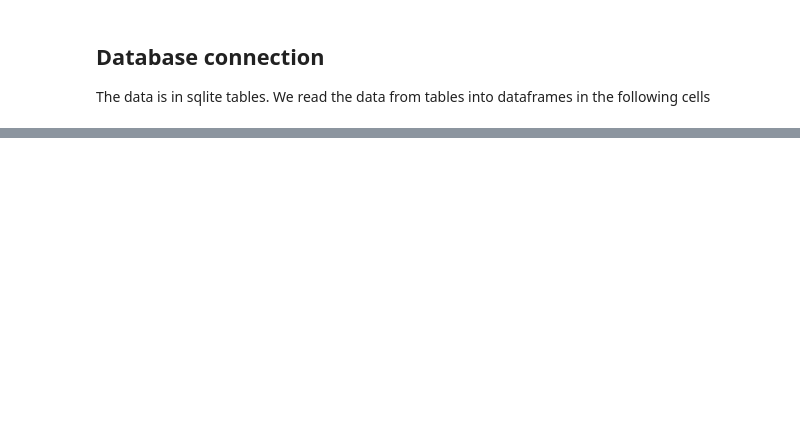
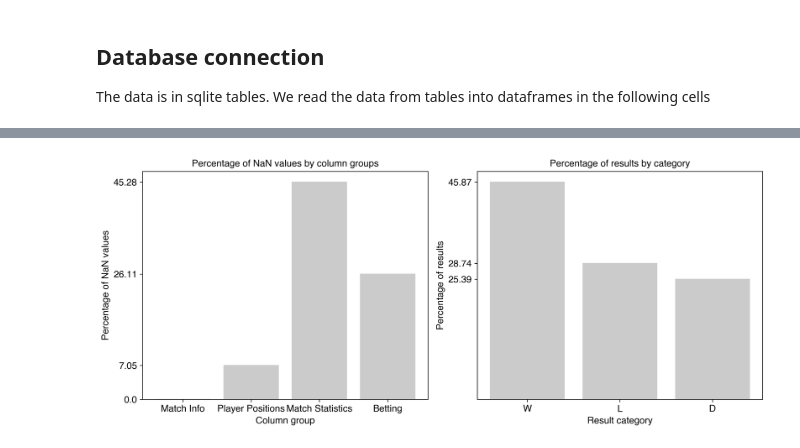
Before and after one commit to mannanrehbari/ml-project-soccer-analysis, a Jupyter notebook: [4] soccer-analysis-visualizations.ipynb, the cells around one changed output, grey strips where cells are left out. Cells and saved outputs as stored; diff of their text form; code cells hidden in the pictures; blank space fills up the shorter version.

Commit message:
bar graph for wdl

```diff
--- a/[4] soccer-analysis-visualizations.ipynb
+++ b/[4] soccer-analysis-visualizations.ipynb
@@ -85,24 +140 @@ df_match_stats.head()
 font = {'family': 'Helvetica', 'size': 12}
-# %%
-def plot_match_bar(X, y):
-    X = np.array(X)
-    y = np.array(y)
-
-    fig, ax = plt.subplots(figsize=(8, 5), dpi=300)
-    # Plot the data
-    bars = ax.bar(X, y)
-
-    for bar in bars:
-        bar.set_color('#CBCBCB')
-
-    ax.set_xticks(X)
-    ax.set_xticklabels(X, fontdict=font)
-
-    ax.set_yticks(y)
-    ax.set_yticklabels(y, fontdict=font)
-
-    ax.set_xlabel('Column group', fontdict=font)
-    ax.set_ylabel('Percentage of NaN values', fontdict=font)
-    plt.title('Percentage of NaN values by column groups', fontdict=font)
-    plt.savefig('data/figs/match_bar_plot.pdf')
-    plt.show()
@@ -113,3 +190,15 @@ def percentage_nan_df(df):
     percentage_of_nan = (total_nan / total_cells) * 100
     result = "{:.2f}".format(percentage_of_nan)
     return float(result)
+# %%
+def home_team_wdl(df_matches):
+    df_matches_tmp = df_matches
+    df_matches_tmp['goal_diff'] = df_matches_tmp['home_team_goal'].sub(df_matches_tmp['away_team_goal'])
+    df_matches_tmp['home_team_wdl'] = df_matches_tmp['goal_diff'].apply(lambda x: 'W' if x > 0 else 'D' if x == 0 else 'L')
+    result = df_matches_tmp['home_team_wdl'].value_counts()
+    total = result.sum()
+    result = (result/total)*100
+    return result.to_dict()
+# %%
+home_wdl_percentage = home_team_wdl(df_matches)
+print(home_wdl_percentage)
@@ -127,5 +222,7 @@ print(df_match_y)
 # %%
-plot_match_bar(df_match_X, df_match_y)
+plot_match_bar(df_match_X, df_match_y, home_wdl_percentage)
+# %% [output]
+[figure, added]
 # %%
 def plot_player_attr_iqr(df_player, df_player_attr):
     # Extract height and weight columns from DataFrame
```
Also changed, not shown: parts of 15 cells of this notebook.
